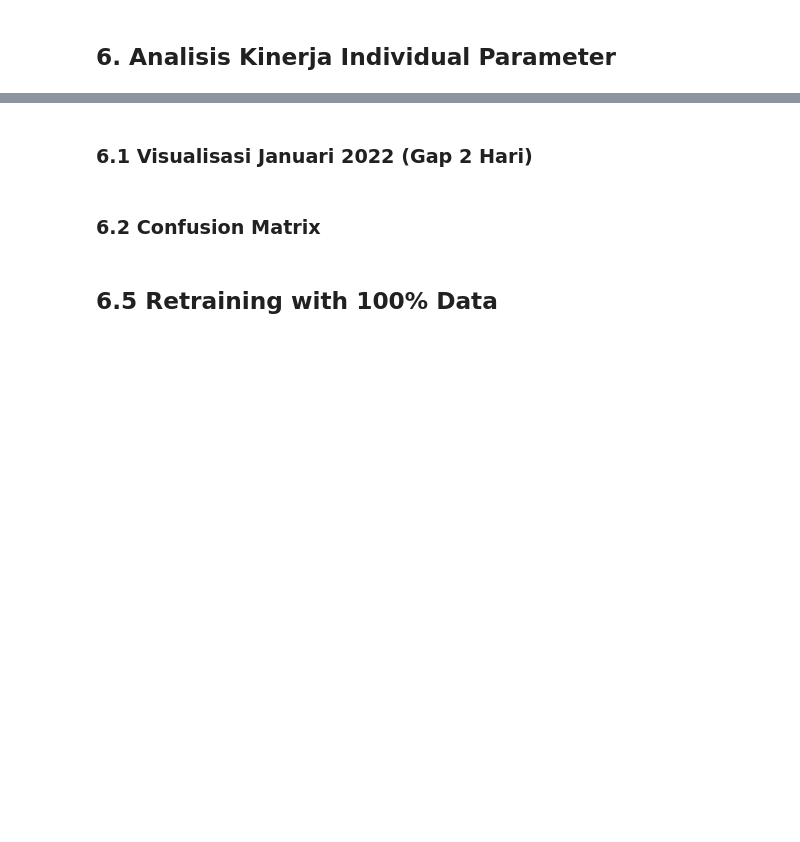
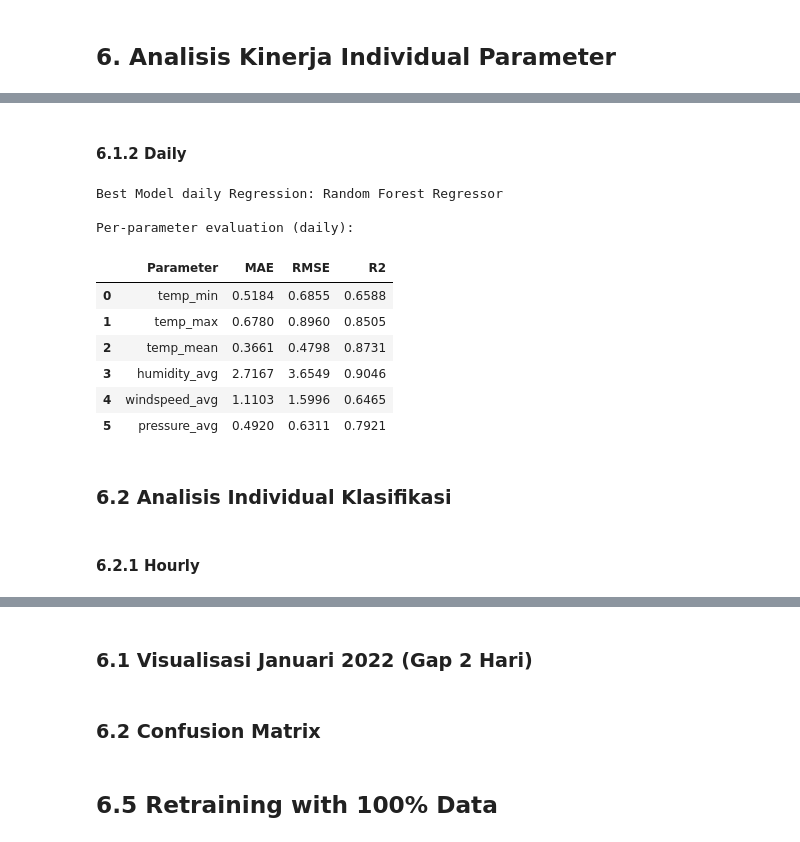
Before and after one commit to AzaniFatturFadhika/weather-iot, a Jupyter notebook: example_v2/model_training/model_weather_training_v4.ipynb, the cells around one changed output, grey strips where cells are left out. Cells and saved outputs as stored; diff of their text form; code cells hidden in the pictures; blank space fills up the shorter version.

```diff
--- a/example_v2/model_training/model_weather_training_v4.ipynb
+++ b/example_v2/model_training/model_weather_training_v4.ipynb
@@ -283,15 +364,22 @@ print(f"Best Daily Classification: {df_daily_clf.iloc[0]['Model']}")
 # %%
-# Train best models Regression
-best_reg_model = LinearRegression()
-best_reg_model.fit(X_hourly_train, y_hourly_train_reg)
+# Train best models Regression (hourly)
+# best_reg_model = RandomForestRegressor(n_estimators=100, random_state=42, n_jobs=-1)
+for name, model in regression_models.items():
+    if name == best_hourly_reg_name:
+        best_hourly_reg_model = model
 
-# Per-parameter evaluation
-y_pred = best_reg_model.predict(X_hourly_test)
+# Train best model (hourly)
+best_hourly_reg_model.fit(X_hourly_train, y_hourly_train_reg)
+
+# Per-parameter evaluation (hourly)
+y_hourly_pred = best_hourly_reg_model.predict(X_hourly_test)
 param_results = []
 for i, param in enumerate(hourly_target_reg):
-    mae = mean_absolute_error(y_hourly_test_reg.iloc[:, i], y_pred[:, i])
-    rmse = np.sqrt(mean_squared_error(y_hourly_test_reg.iloc[:, i], y_pred[:, i]))
-    r2 = r2_score(y_hourly_test_reg.iloc[:, i], y_pred[:, i])
+    mae = mean_absolute_error(y_hourly_test_reg.iloc[:, i], y_hourly_pred[:, i])
+    rmse = np.sqrt(mean_squared_error(y_hourly_test_reg.iloc[:, i], y_hourly_pred[:, i]))
+    r2 = r2_score(y_hourly_test_reg.iloc[:, i], y_hourly_pred[:, i])
     param_results.append({'Parameter': param, 'MAE': round(mae, 4), 'RMSE': round(rmse, 4), 'R2': round(r2, 4)})
 
+print(f"\nBest Model hourly Regression: {best_hourly_reg_name}")
+print("\nPer-parameter evaluation (hourly):")
 display(pd.DataFrame(param_results))
@@ -298,3 +395,42 @@ display(pd.DataFrame(param_results))
+# %% [markdown]
+#### 6.1.2 Daily
+# %%
+# Train best models Regression (daily)
+# best_daily_reg_model = RandomForestRegressor(n_estimators=100, random_state=42, n_jobs=-1)
+for name, model in regression_models.items():
+    if name == best_daily_reg_name:
+        best_daily_reg_model = model
+
+# Train best model (daily)
+best_daily_reg_model.fit(X_daily_train, y_daily_train_reg)
+
+# Per-parameter evaluation (daily)
+y_daily_pred = best_daily_reg_model.predict(X_daily_test)
+param_results = []
+for i, param in enumerate(daily_target_reg):
+    mae = mean_absolute_error(y_daily_test_reg.iloc[:, i], y_daily_pred[:, i])
+    rmse = np.sqrt(mean_squared_error(y_daily_test_reg.iloc[:, i], y_daily_pred[:, i]))
+    r2 = r2_score(y_daily_test_reg.iloc[:, i], y_daily_pred[:, i])
+    param_results.append({'Parameter': param, 'MAE': round(mae, 4), 'RMSE': round(rmse, 4), 'R2': round(r2, 4)})
+
+print(f"\nBest Model daily Regression: {best_daily_reg_name}")
+print("\nPer-parameter evaluation (daily):")
+display(pd.DataFrame(param_results))
+# %% [output]
+Best Model daily Regression: Random Forest Regressor
+
+Per-parameter evaluation (daily):
+|  | Parameter | MAE | RMSE | R2 |
+| 0 | temp_min | 0.5184 | 0.6855 | 0.6588 |
+| 1 | temp_max | 0.6780 | 0.8960 | 0.8505 |
+| 2 | temp_mean | 0.3661 | 0.4798 | 0.8731 |
+| 3 | humidity_avg | 2.7167 | 3.6549 | 0.9046 |
+| 4 | windspeed_avg | 1.1103 | 1.5996 | 0.6465 |
+| 5 | pressure_avg | 0.4920 | 0.6311 | 0.7921 |
+# %% [markdown]
+### 6.2 Analisis Individual Klasifikasi
+# %% [markdown]
+#### 6.2.1 Hourly
 # %%
 from sklearn.linear_model import LogisticRegression
 from sklearn.metrics import accuracy_score, precision_score, recall_score, f1_score, classification_report, confusion_matrix, ConfusionMatrixDisplay
```
Also changed, not shown: parts of 49 cells of this notebook.
